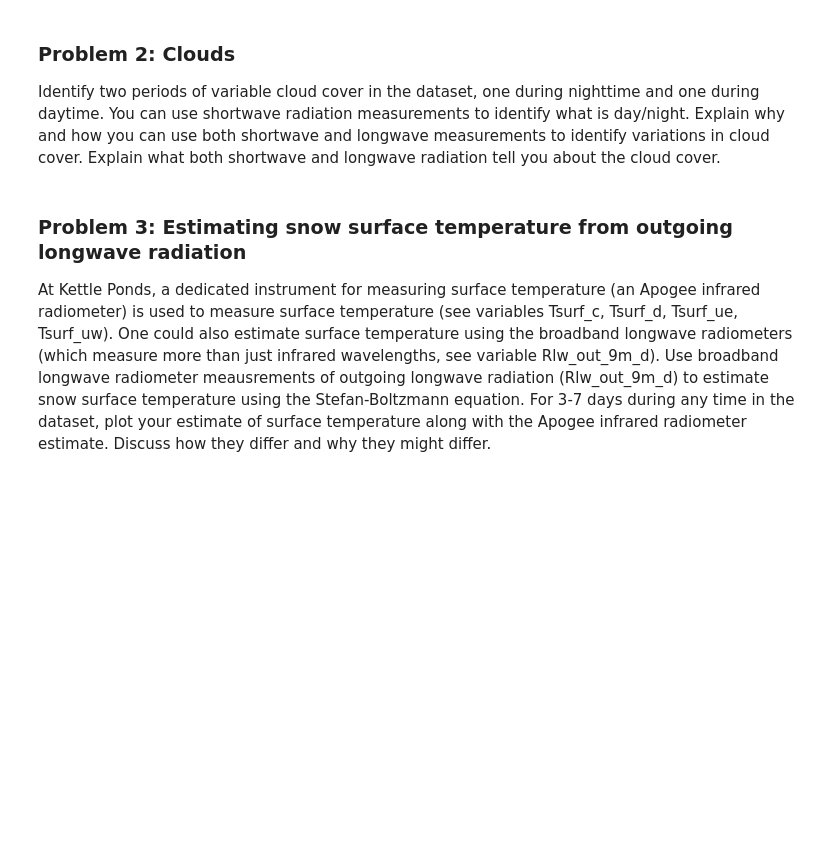
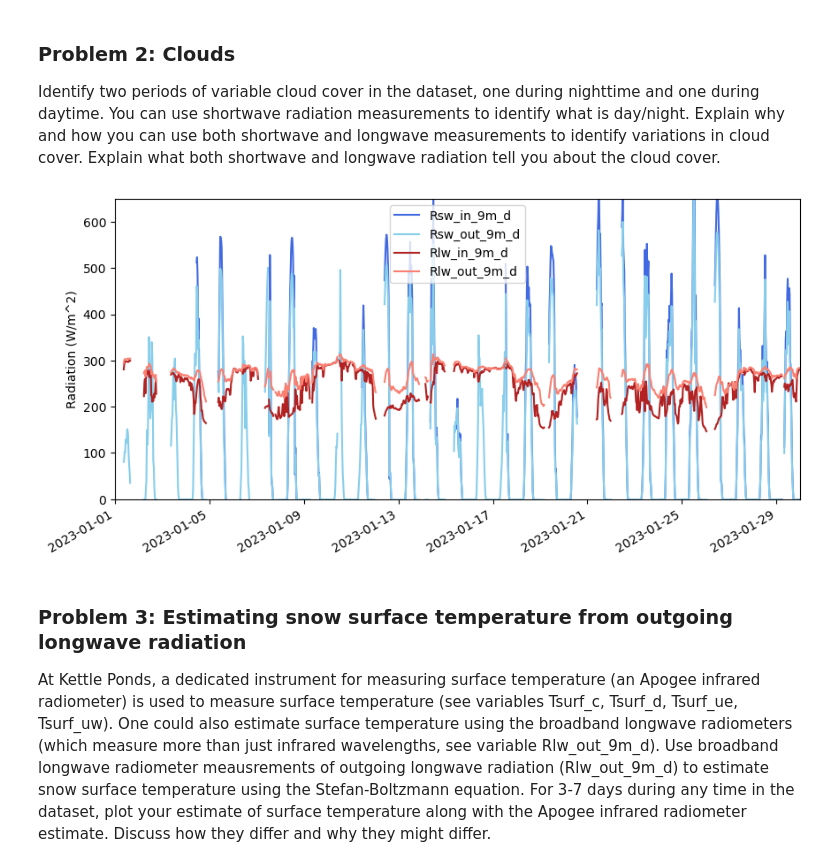
Before and after one commit to clinton-alden/snow_hydrology_WI25, a Jupyter notebook: module3/homework3.ipynb, the cells around one changed output. Cells and saved outputs as stored; diff of their text form; code cells hidden in the pictures; blank space fills up the shorter version.

```diff
--- a/module3/homework3.ipynb
+++ b/module3/homework3.ipynb
@@ -13,6 +59,28 @@ You may find that skimming the following paper is useful, but it's not necessary
 ### Problem 2: Clouds
 
 Identify two periods of variable cloud cover in the dataset, one during nighttime and one during daytime. You can use shortwave radiation measurements to identify what is day/night. Explain why and how you can use both shortwave and longwave measurements to identify variations in cloud cover. Explain what both shortwave and longwave radiation tell you about the cloud cover.
+# %%
+fig, ax = plt.subplots(figsize=(10,5))
+
+# plot SWin and SWout from tower D
+ax.plot(sos_rad_data.index, sos_rad_data['Rsw_in_9m_d'], label='Rsw_in_9m_d', color='royalblue', )
+ax.plot(sos_rad_data.index, sos_rad_data['Rsw_out_9m_d'], label='Rsw_out_9m_d', color='skyblue')
+
+# plot LWin and LWout from tower D
+ax.plot(sos_rad_data.index, sos_rad_data['Rlw_in_9m_d'], label='Rlw_in_9m_d', color='firebrick')
+ax.plot(sos_rad_data.index, sos_rad_data['Rlw_out_9m_d'], label='Rlw_out_9m_d', color='salmon')
+
+ax.set_ylabel('Radiation (W/m^2)')
+ax.set_ylim(0,650)
+ax.legend()
+
+# subset to March 18 to March 25
+ax.set_xlim(pd.Timestamp('2023-01-01'), pd.Timestamp('2023-01-30'))
+
+# fix date timestamps
+fig.autofmt_xdate()
+# %% [output]
+[figure, added]
 # %% [markdown]
 ### Problem 3: Estimating snow surface temperature from outgoing longwave radiation
 At Kettle Ponds, a dedicated instrument for measuring surface temperature (an Apogee infrared radiometer) is used to measure surface temperature (see variables Tsurf_c, Tsurf_d, Tsurf_ue, Tsurf_uw). One could also estimate surface temperature using the broadband longwave radiometers (which measure more than just infrared wavelengths, see variable Rlw_out_9m_d). Use broadband longwave radiometer meausrements of outgoing longwave radiation (Rlw_out_9m_d) to estimate snow surface temperature using the Stefan-Boltzmann equation. For 3-7 days during any time in the dataset, plot your estimate of surface temperature along with the Apogee infrared radiometer estimate. Discuss how they differ and why they might differ.
```
Also changed, not shown: parts of 5 cells of this notebook.
